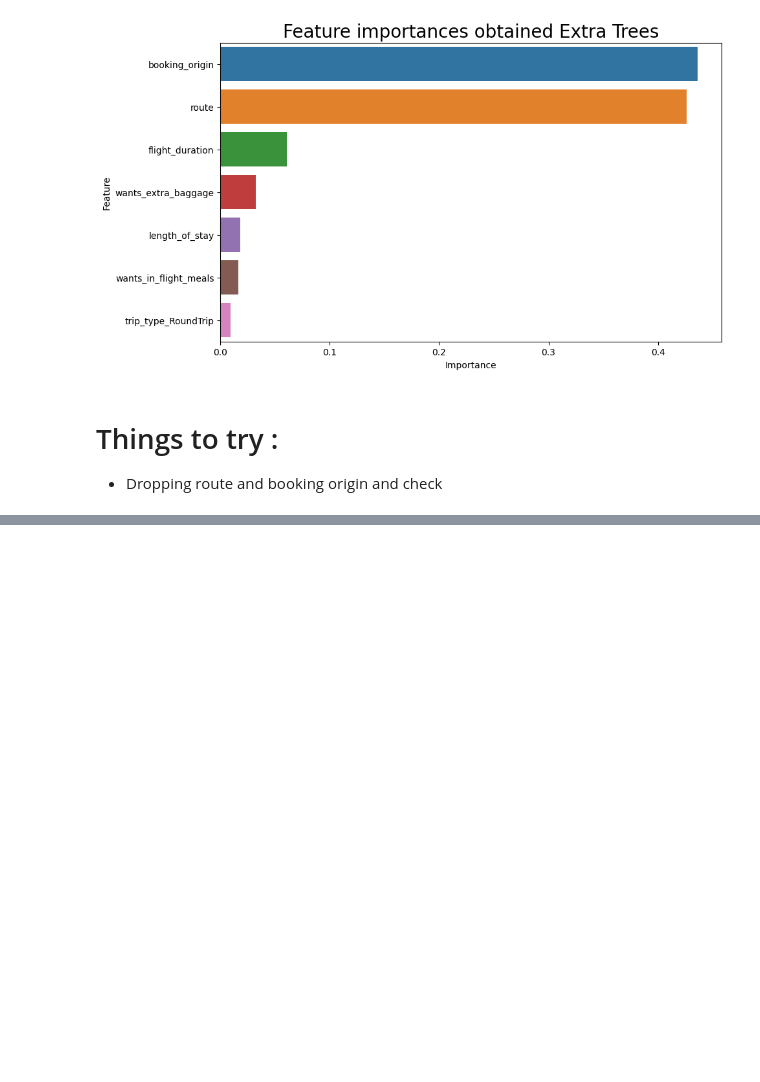
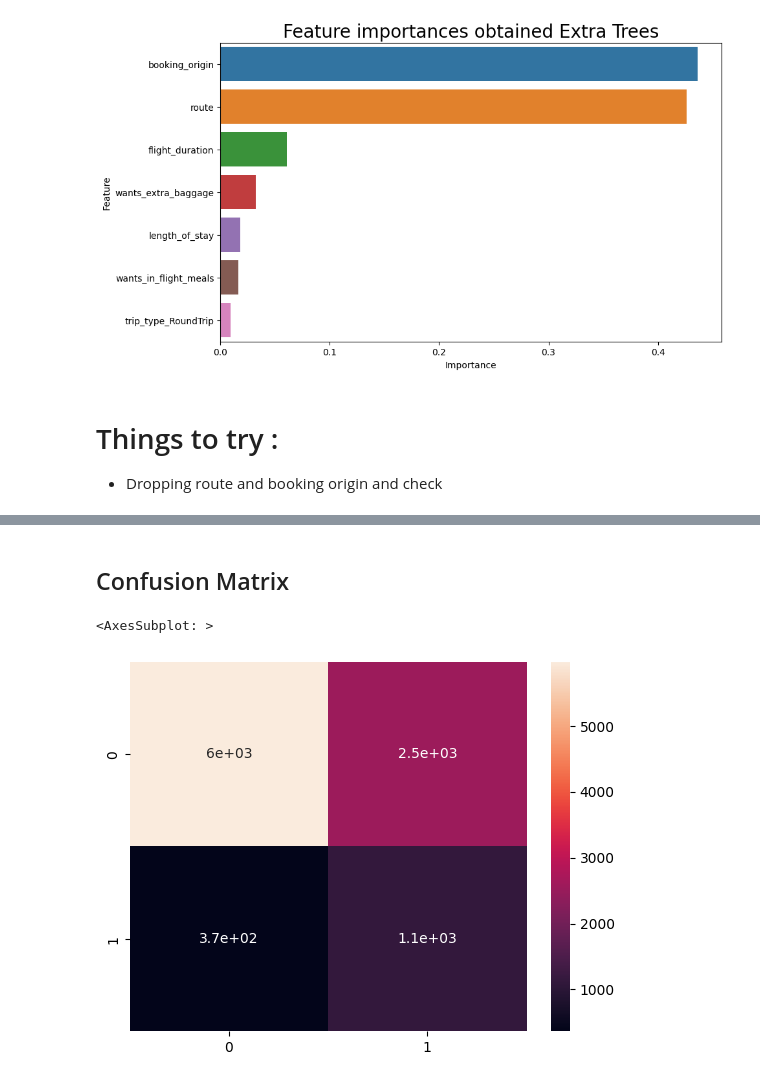
Before and after one commit to Swam80/BritishAirways_Internship, a Jupyter notebook: Task 2/Final_colab_nb/Model_trainer_BAforage.ipynb, the cells around one changed output, grey strips where cells are left out. Drawn from its saved outputs; the diff is of its cells as text; code cells hidden in the pictures; blank space fills up the shorter version.

```diff
--- a/Task 2/Final_colab_nb/Model_trainer_BAforage.ipynb
+++ b/Task 2/Final_colab_nb/Model_trainer_BAforage.ipynb
@@ -777,3 +779,9 @@ plt.show()
 # %% [markdown]
 # Things to try :
 * Dropping route and booking origin and check
+# %%
+df_classrep = pd.read_csv('FInal_report_gridcv\Hyper_Grid_ExtraTreesClassifier\ExtraTreesClassifier_classification_report.csv')
+
+df_confmatrix = pd.read_csv('FInal_report_gridcv\Hyper_Grid_ExtraTreesClassifier\ExtraTreesClassifier_confusion_matrix.csv',index_col=0)
+
+df_roc = pd.read_csv('FInal_report_gridcv\Hyper_Grid_ExtraTreesClassifier\ExtraTreesClassifier_roc_curve.csv')
@@ -779,0 +799,7 @@ plt.show()
+# %% [markdown]
+## Confusion Matrix
+# %%
+sns.heatmap(df_confmatrix,annot=True)
+# %% [output]
+<AxesSubplot: >
+[figure, added]
```
Also changed, not shown: parts of 3 cells of this notebook, 9 other files.
